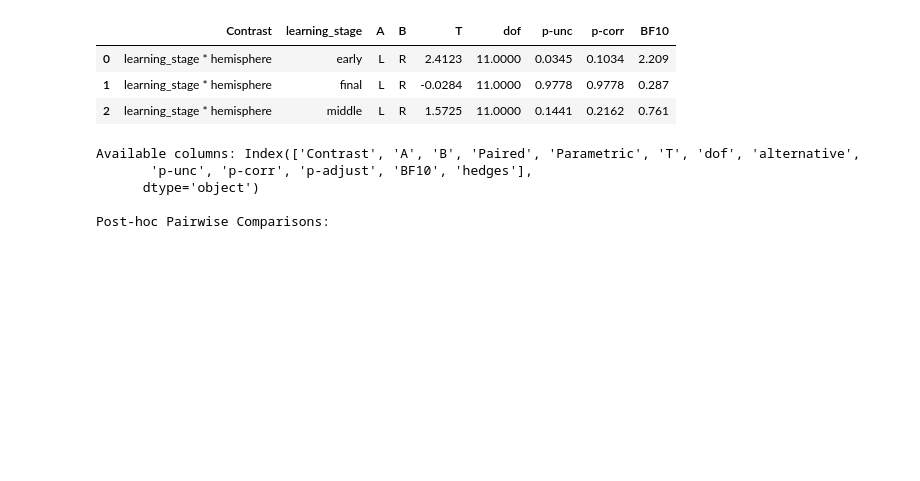
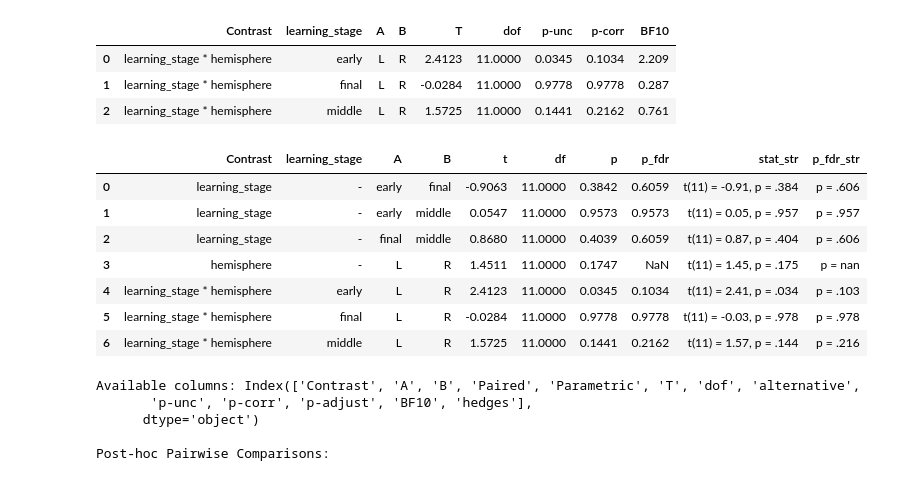
Before and after one commit to SoundBrainLab/fMRI_auditory-category-learning, a Jupyter notebook: 06_univariate/group_level_all_ROI.ipynb, the cells around one changed output. Drawn from its saved outputs; the diff is of its cells as text; code cells hidden in the pictures; blank space fills up the shorter version.

```diff
--- a/06_univariate/group_level_all_ROI.ipynb
+++ b/06_univariate/group_level_all_ROI.ipynb
@@ -2142,7 +2261,16 @@ Post-hoc Pairwise Comparisons:
 | 1 | learning_stage * hemisphere | final | L | R | -0.0284 | 11.0000 | 0.9778 | 0.9778 | 0.287 |
 | 2 | learning_stage * hemisphere | middle | L | R | 1.5725 | 11.0000 | 0.1441 | 0.2162 | 0.761 |
 # %%
-export_posthoc(pairwise_by_learning_stage, f'{contrast_label}_{network_name}_learning_stage_hemisphere', stats_out_dir)
+export_posthoc(pairwise_by_learning_stage, f'{contrast_label}_{network_name}_learning-stage_hemisphere', stats_out_dir)
+# %% [output]
+|  | Contrast | learning_stage | A | B | t | df | p | p_fdr | stat_str | p_fdr_str |
+| 0 | learning_stage | - | early | final | -0.9063 | 11.0000 | 0.3842 | 0.6059 | t(11) = -0.91, p = .384 | p = .606 |
+| 1 | learning_stage | - | early | middle | 0.0547 | 11.0000 | 0.9573 | 0.9573 | t(11) = 0.05, p = .957 | p = .957 |
+| 2 | learning_stage | - | final | middle | 0.8680 | 11.0000 | 0.4039 | 0.6059 | t(11) = 0.87, p = .404 | p = .606 |
+| 3 | hemisphere | - | L | R | 1.4511 | 11.0000 | 0.1747 | NaN | t(11) = 1.45, p = .175 | p = nan |
+| 4 | learning_stage * hemisphere | early | L | R | 2.4123 | 11.0000 | 0.0345 | 0.1034 | t(11) = 2.41, p = .034 | p = .103 |
+| 5 | learning_stage * hemisphere | final | L | R | -0.0284 | 11.0000 | 0.9778 | 0.9778 | t(11) = -0.03, p = .978 | p = .978 |
+| 6 | learning_stage * hemisphere | middle | L | R | 1.5725 | 11.0000 | 0.1441 | 0.2162 | t(11) = 1.57, p = .144 | p = .216 |
 # %%
 # pairwise by region, no learning stage
 
```
Also changed, not shown: parts of 53 cells of this notebook, 1 other file.
